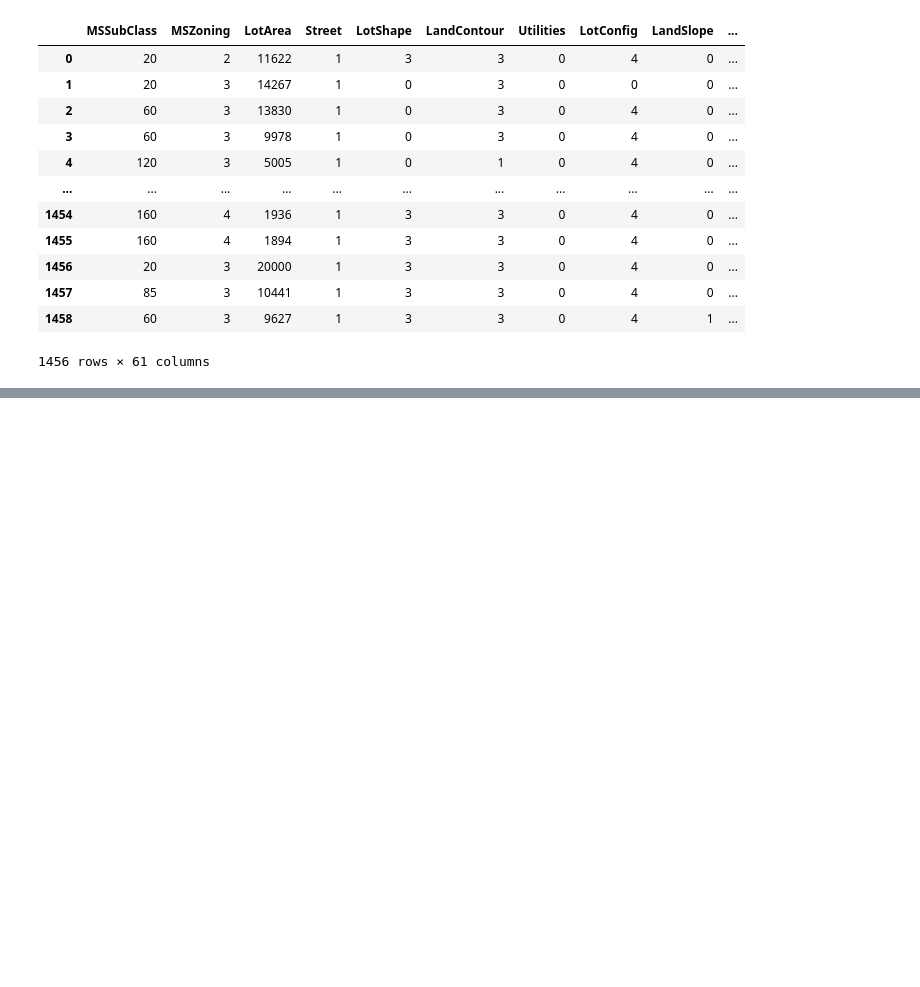
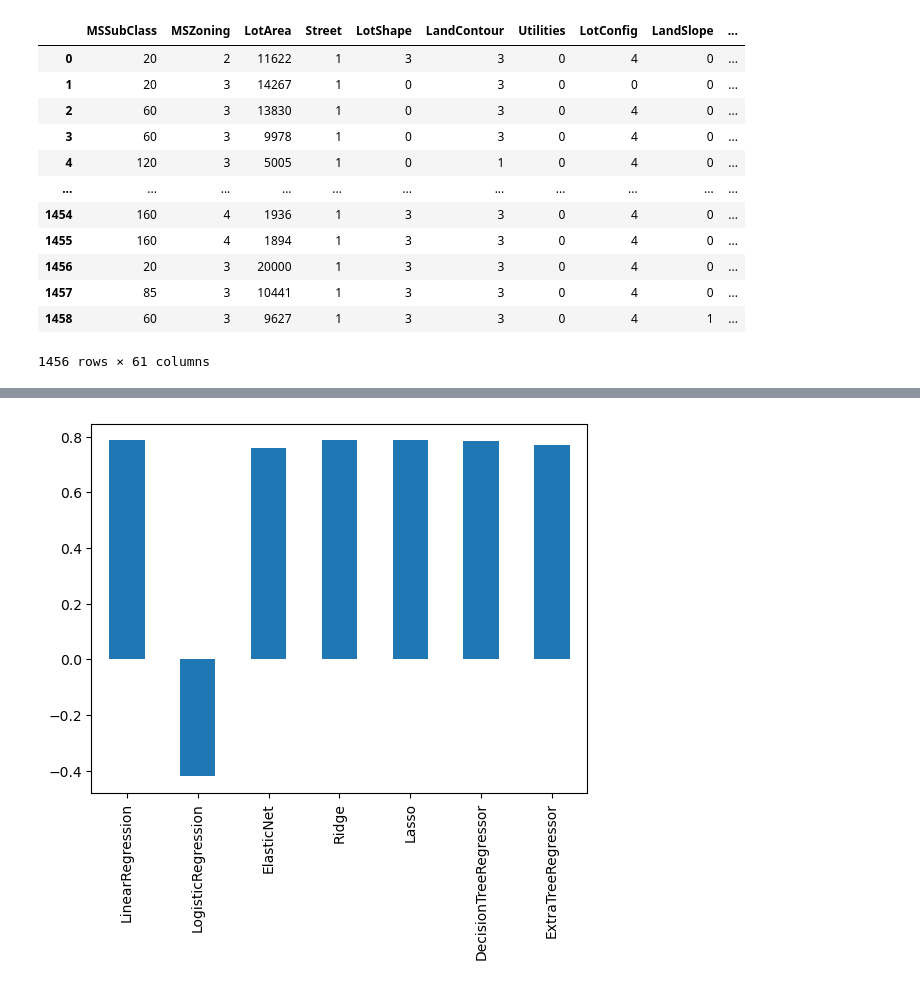
Before and after one commit to bilalcelebi/notebooks, a Jupyter notebook: some-learnings/Model Selecting in Regression.ipynb, the cells around one changed output, grey strips where cells are left out. Cells and saved outputs as stored; diff of their text form; code cells hidden in the pictures; blank space fills up the shorter version.

```diff
--- a/some-learnings/Model Selecting in Regression.ipynb
+++ b/some-learnings/Model Selecting in Regression.ipynb
@@ -119,0 +130,7 @@ test_df
+# %%
+row2 = models_df.iloc[1]
+row2.plot(kind = 'bar')
+plt.xticks(rotation = 90)
+plt.show()
+# %% [output]
+[figure, added]
```
Also changed, not shown: parts of 11 cells of this notebook.
